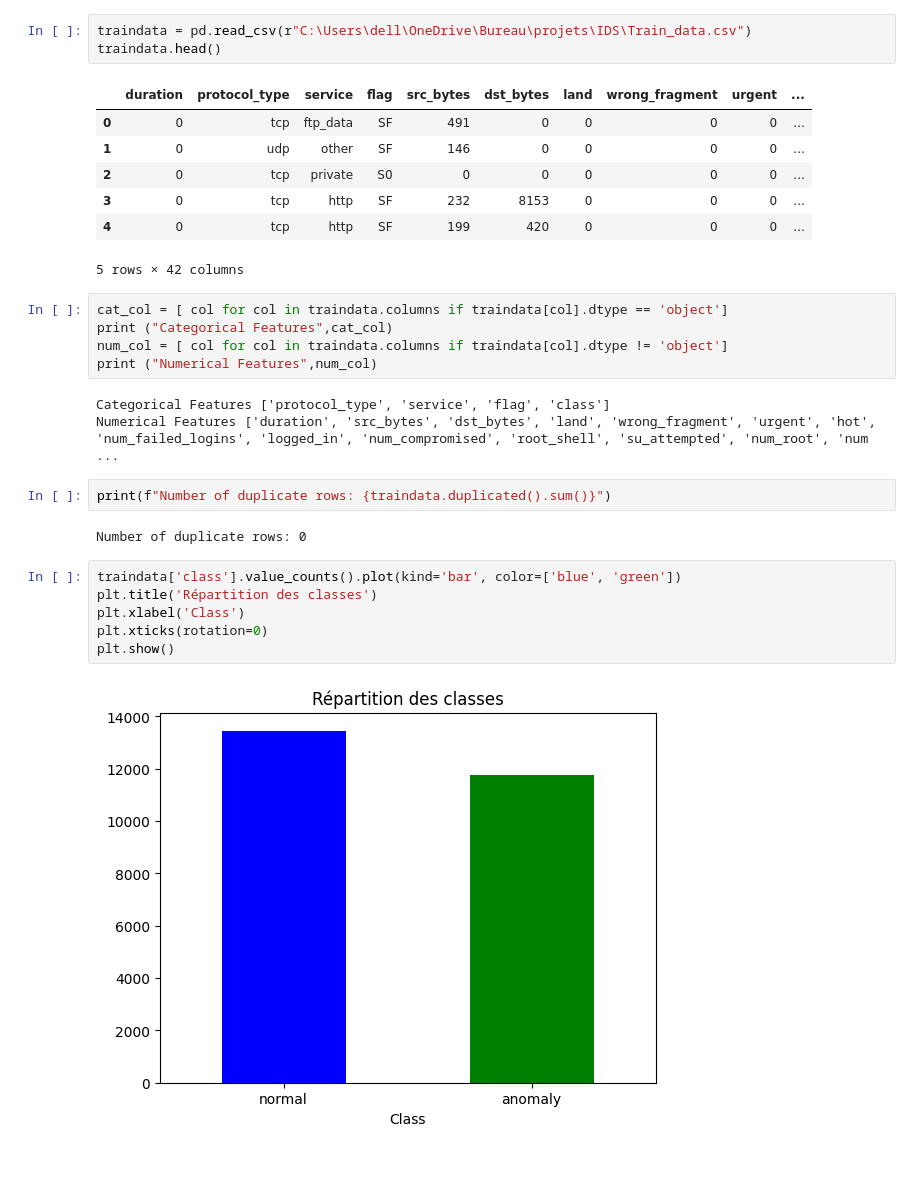
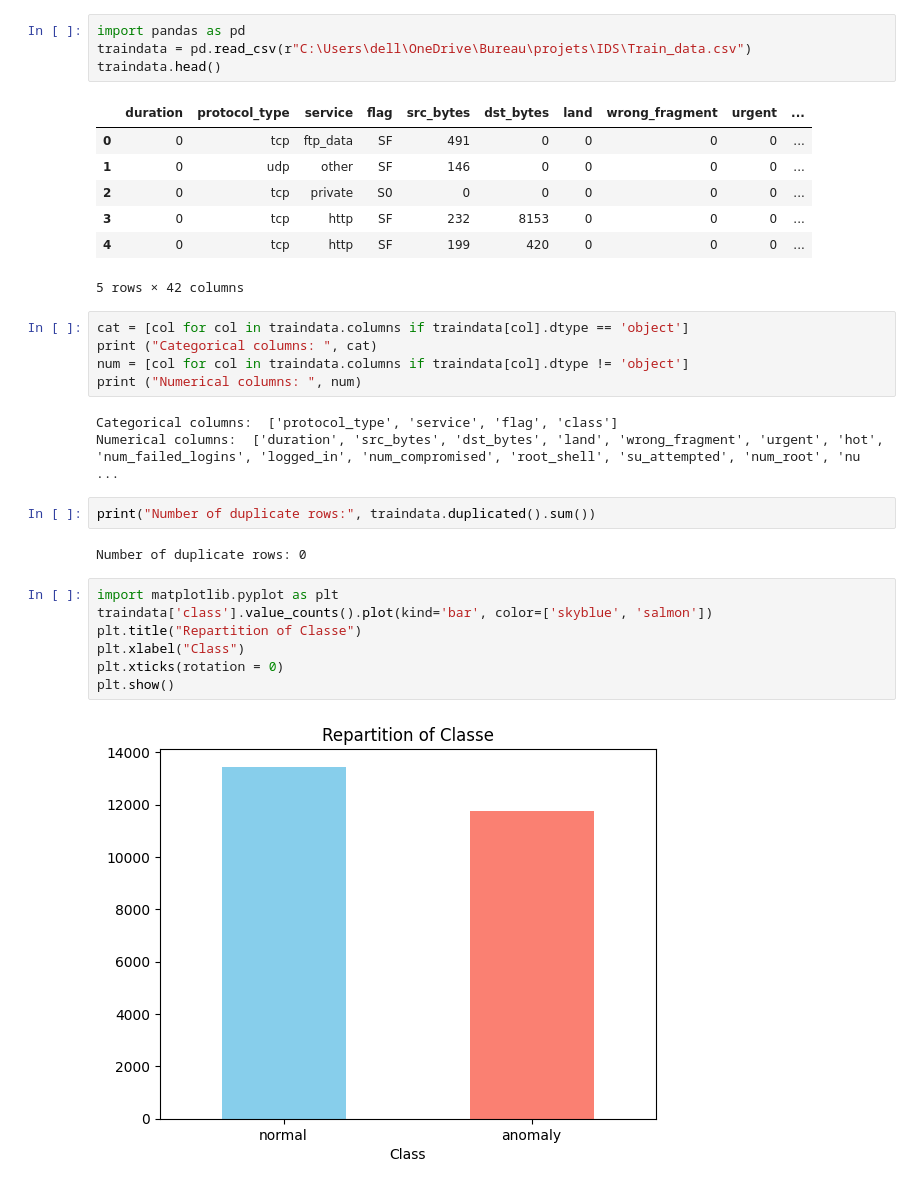
Before and after one commit to marxgoo/Network-intrusion-detection-ml, a Jupyter notebook: network_intrusion_detection.ipynb, the cells around one changed output. Drawn from its saved outputs; the diff is of its cells as text.

```diff
--- a/network_intrusion_detection.ipynb
+++ b/network_intrusion_detection.ipynb
@@ -13,4 +1,5 @@ from sklearn.naive_bayes import BernoulliNB
 # %%
+import pandas as pd
 traindata = pd.read_csv(r"C:\Users\dell\OneDrive\Bureau\projets\IDS\Train_data.csv")
 traindata.head()
 # %% [output]
@@ -22,22 +11,23 @@ traindata.head()
 | 4 | 0 | tcp | http | SF | 199 | 420 | 0 | 0 | 0 | ... |
 5 rows × 42 columns
 # %%
-cat_col = [ col for col in traindata.columns if traindata[col].dtype == 'object']
-print ("Categorical Features",cat_col)
-num_col = [ col for col in traindata.columns if traindata[col].dtype != 'object']
-print ("Numerical Features",num_col)
+cat = [col for col in traindata.columns if traindata[col].dtype == 'object']
+print ("Categorical columns: ", cat)
+num = [col for col in traindata.columns if traindata[col].dtype != 'object']
+print ("Numerical columns: ", num)
 # %% [output]
-Categorical Features ['protocol_type', 'service', 'flag', 'class']
-Numerical Features ['duration', 'src_bytes', 'dst_bytes', 'land', 'wrong_fragment', 'urgent', 'hot', 'num_failed_logins', 'logged_in', 'num_compromised', 'root_shell', 'su_attempted', 'num_root', 'num ...
+Categorical columns:  ['protocol_type', 'service', 'flag', 'class']
+Numerical columns:  ['duration', 'src_bytes', 'dst_bytes', 'land', 'wrong_fragment', 'urgent', 'hot', 'num_failed_logins', 'logged_in', 'num_compromised', 'root_shell', 'su_attempted', 'num_root', 'nu ...
 # %%
-print(f"Number of duplicate rows: {traindata.duplicated().sum()}")
+print("Number of duplicate rows:", traindata.duplicated().sum())
 # %% [output]
 Number of duplicate rows: 0
 # %%
-traindata['class'].value_counts().plot(kind='bar', color=['blue', 'green'])
-plt.title('Répartition des classes')
-plt.xlabel('Class')
-plt.xticks(rotation=0)
+import matplotlib.pyplot as plt
+traindata['class'].value_counts().plot(kind='bar', color=['skyblue', 'salmon'])
+plt.title("Repartition of Classe")
+plt.xlabel("Class")
+plt.xticks(rotation = 0)
 plt.show()
 # %% [output]
-[figure, old version]
+[figure, new version]
```
Also changed, not shown: parts of 13 cells of this notebook.
